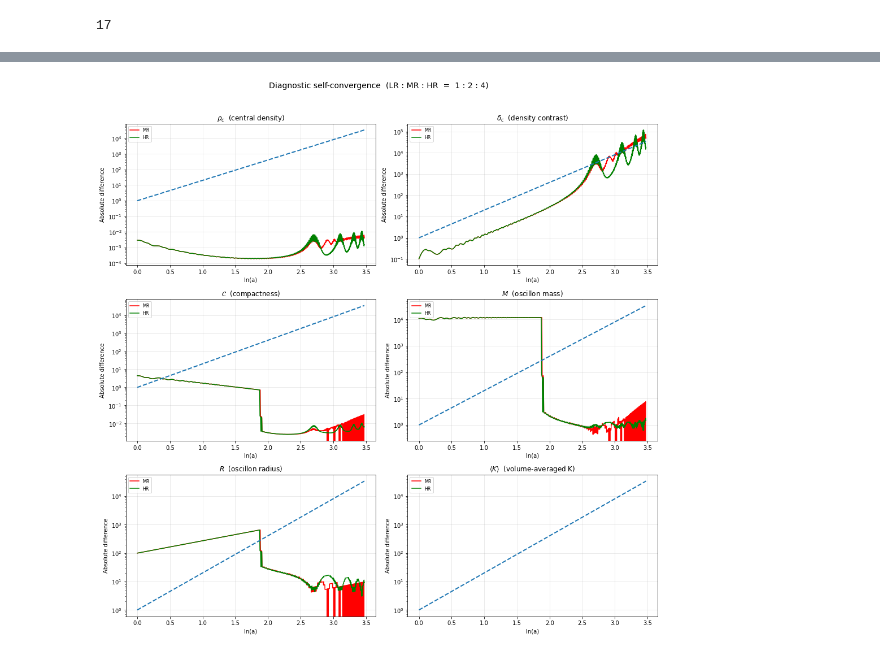
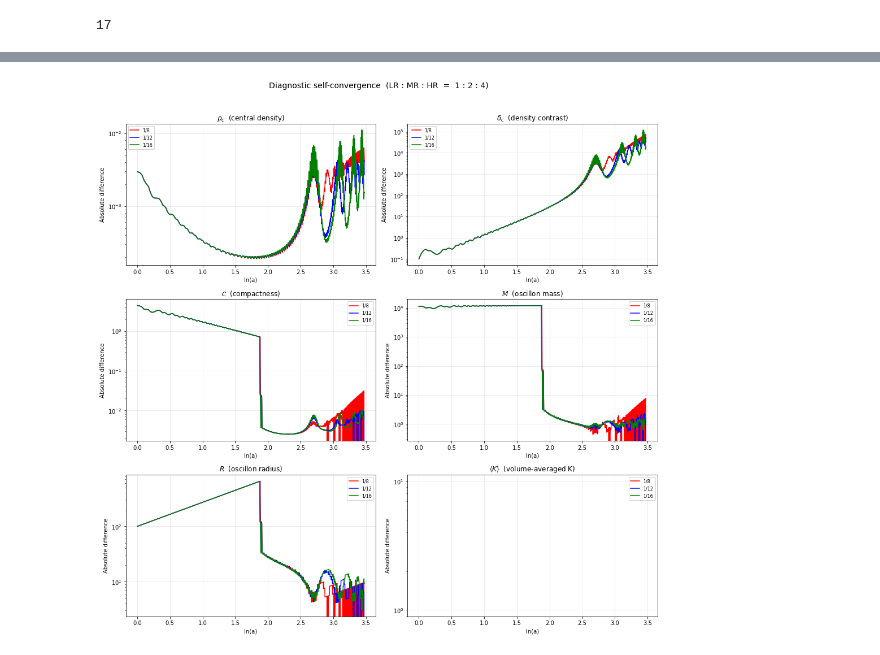
Before and after one commit to GRSerdar/0scillons, a Jupyter notebook: February26Oscillons/Feb26/Notebooks/OscillonConvergence2.ipynb, the cells around one changed output, grey strips where cells are left out. Drawn from its saved outputs; the diff is of its cells as text; code cells hidden in the pictures.

```diff
--- a/February26Oscillons/Feb26/Notebooks/OscillonConvergence2.ipynb
+++ b/February26Oscillons/Feb26/Notebooks/OscillonConvergence2.ipynb
@@ -140,7 +140,7 @@ max_dr = 2
 
 # LOWER RESOLUTION
 r_max = 150 # outer edge of the grid (including ghosts)
-min_dr_LR = 1 / 4
+min_dr_LR = 1 / 12
 min_dr_MR = 1 / 8
 min_dr_HR = 1 / 16
 
@@ -324,66 +401,45 @@ Available keys: ['t', 'r', 'rho', 'rho_c', 'rho_bar', 'delta_c', 'delta_rho', 'a
 # %%
-# ── Paper Fig. 4 style:  δ_c and ρ_c  vs  ln(a) ──
-# Uses HR data; the a³ scaling at late times is shown as a dashed reference line.
+diag_keys = {
+    "rho_c":   r"$\rho_c$  (central density)",
+    "delta_c": r"$\delta_c$  (density contrast)",
+    "C":       r"$\mathcal{C}$  (compactness)",
+    "M":       r"$M$  (oscillon mass)",
+    "R":       r"$R$  (oscillon radius)",
+    "K_avg":   r"$\langle K \rangle$  (volume-averaged K)",
+}
 
-ln_a    = osc_HR["ln_a"]
-delta_c = osc_HR["delta_c"]
-rho_c   = osc_HR["rho_c"]
-rho_bar = osc_HR["rho_bar"]
-a_arr   = osc_HR["a"]
+fig, axes = plt.subplots(3, 2, figsize=(14, 14))
+axes = axes.ravel()
 
-fig, (ax_top, ax_bot) = plt.subplots(2, 1, figsize=(7, 9), sharex=True)
+for ax_idx, (key, label) in enumerate(diag_keys.items()):
+    Q_LR = osc_LR[key]
+    Q_MR = osc_MR[key]
+    Q_HR = osc_HR[key]
 
-# ────────────────────────────────────────────────────────────
-# Top panel:  log₁₀(δ_c) vs ln(a)   [paper Fig. 4 top row]
-# ────────────────────────────────────────────────────────────
-pos_dc    = delta_c > 0
-log_dc    = np.full_like(delta_c, np.nan)
-log_dc[pos_dc] = np.log10(delta_c[pos_dc])
+    diff_LM = np.abs(Q_LR - Q_MR)
+    diff_MH = np.abs(Q_MR - Q_HR)
 
-ax_top.plot(ln_a, log_dc, 'b-', lw=1.5,
-            label=rf'$\mu = {selfinteraction}\,M_{{\rm Pl}}$')
+    ax = axes[ax_idx]
+    #ax.semilogy(t, diff_LM,       'b-',  lw=1.2, label=r'$|Q_{LR} - Q_{MR}|$')
+    #ax.semilogy(t, 16 * diff_MH,  'r--', lw=1.2, label=r'$16\,|Q_{MR} - Q_{HR}|$  (4th)')
+    #ax.semilogy(t, 4 * diff_MH,   'g:',  lw=1.0, label=r'$4\,|Q_{MR} - Q_{HR}|$  (2nd)')
 
-# a³ reference line:  δ_c ∝ a³ at late times because ρ_c ≈ const
-# while ρ̄ ∝ a⁻³ in a matter-dominated background.
-# On a log₁₀(δ_c) vs ln(a) plot this is a straight line with
-# slope  3 / ln(10).
-# Anchor the line at  ~90 % of the simulation time.
-t_anchor = int(0.9 * len(t))
-if pos_dc[t_anchor]:
-    slope = 3.0 / np.log(10)
-    offset = log_dc[t_anchor] - slope * ln_a[t_anchor]
-    a3_ref = slope * ln_a + offset
-    ax_top.plot(ln_a, a3_ref, 'k--', lw=1.2, alpha=0.6,
-                label=r'$\propto a^3$')
 
-ax_top.set_ylabel(r'$\log_{10}(\delta_c)$', fontsize=13)
-ax_top.set_title(r'Density contrast  $\delta_c \equiv \rho_c/\bar\rho - 1$',
-                 fontsize=13)
-ax_top.legend(fontsize=11, loc='upper left')
-ax_top.grid(True, alpha=0.3)
+    ax.semilogy(osc_MR['ln_a'], Q_MR, 'r-', label="1/8")
+    ax.semilogy(osc_LR['ln_a'], Q_LR, 'b-', label="1/12")
+    ax.semilogy(osc_HR['ln_a'], Q_HR, 'g-', label="1/16")
 
-# ────────────────────────────────────────────────────────────
-# Bottom panel:  log₁₀(ρ_c) vs ln(a)  [paper Fig. 4 bottom row]
-# ────────────────────────────────────────────────────────────
-pos_rc = rho_c > 0
-log_rc = np.full_like(rho_c, np.nan)
-log_rc[pos_rc] = np.log10(rho_c[pos_rc])
+    # Slope to check the behavior
+    #ax.semilogy(osc_HR['ln_a'], osc_HR['a']**3*(3),'k--', lw=2)
 
-pos_rb = rho_bar > 0
-log_rb = np.full_like(rho_bar, np.nan)
-log_rb[pos_rb] = np.log10(rho_bar[pos_rb])
+    ax.set_xlabel('ln(a)')
+    ax.set_ylabel('Absolute difference')
+    ax.set_title(label)
+    ax.legend(fontsize=8)
+    ax.grid(True, alpha=0.3)
 
-ax_bot.plot(ln_a, log_rc, 'b-',  lw=1.5, label=r'$\rho_c$')
-ax_bot.plot(ln_a, log_rb, 'b--', lw=1.0, alpha=0.6,
-            label=r'$\bar{\rho}$')
-
-ax_bot.set_xlabel(r'$\ln(a)$', fontsize=13)
-ax_bot.set_ylabel(r'$\log_{10}(\rho_c \;[m^2 M_{\rm Pl}^2])$', fontsize=13)
-ax_bot.set_title(r'Central density  $\rho_c$', fontsize=13)
-ax_bot.legend(fontsize=11)
-ax_bot.grid(True, alpha=0.3)
-
-fig.tight_layout()
+fig.suptitle('Diagnostic self-convergence  (LR : MR : HR  =  1 : 2 : 4)', fontsize=14)
+fig.tight_layout(rect=[0, 0, 1, 0.96])
 plt.show()
 # %% [output]
-[figure, old version]
+[figure, new version]
```
Also changed, not shown: parts of 14 cells of this notebook, 19 other files.
